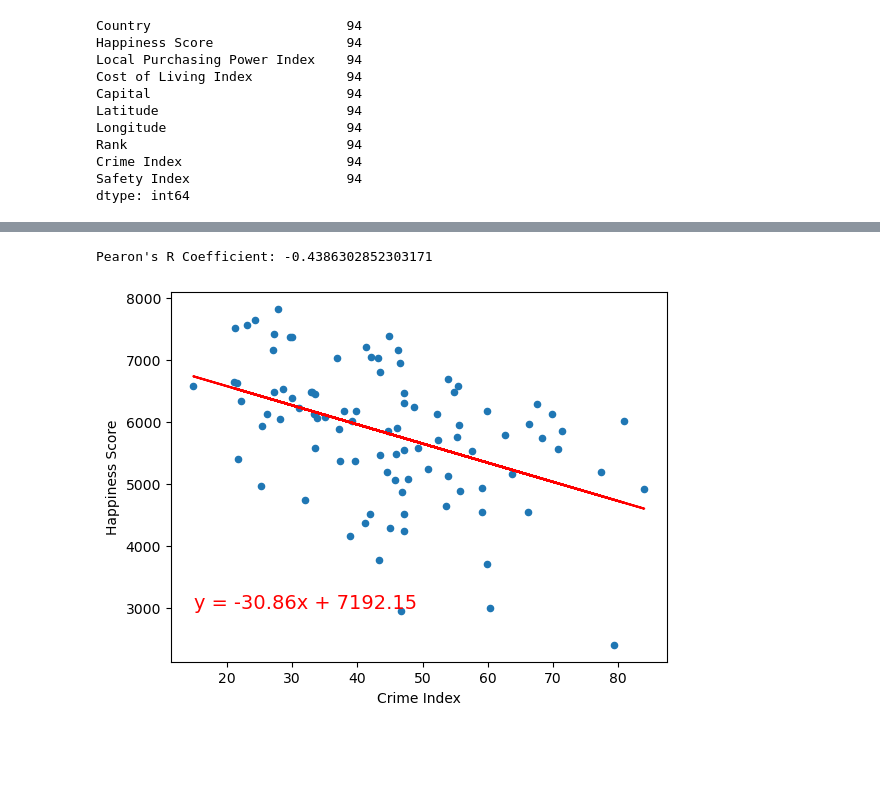
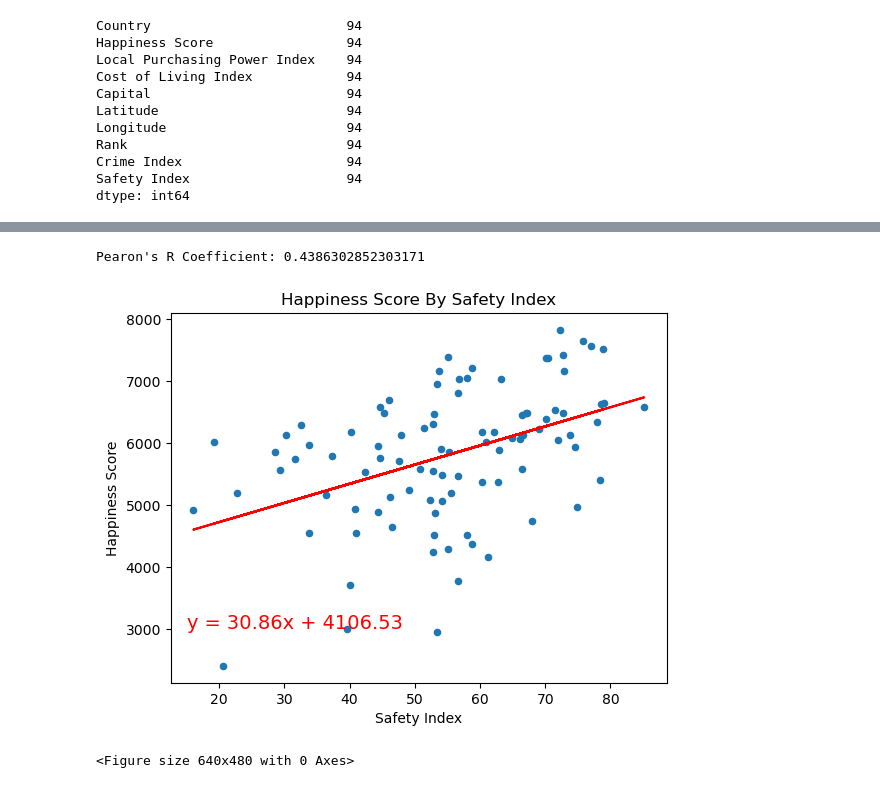
Before and after one commit to cburgyan/project1_happiness, a Jupyter notebook: pro1_happiness.ipynb, the cells around one changed output, grey strips where cells are left out. Cells and saved outputs as stored; diff of their text form; code cells hidden in the pictures; blank space fills up the shorter version.

```diff
--- a/pro1_happiness.ipynb
+++ b/pro1_happiness.ipynb
@@ -380,15 +388,23 @@ Pearon's R Coefficient: 0.6548941905763125
 # %%
-(m, y, r, p, std) = linregress(mHapCosCrim['Crime Index'], mHapCosCrim['Happiness Score'])
-yregressLin = m * mHapCosCrim['Crime Index'] + y
-mHapCosCrim.plot(kind='scatter', x = 'Crime Index', y = 'Happiness Score')
+(m, y, r, p, std) = linregress(mHapCosCrim['Safety Index'], mHapCosCrim['Happiness Score'])
+yregressLin = m * mHapCosCrim['Safety Index'] + y
+mHapCosCrim.plot(kind='scatter', x = 'Safety Index', y = 'Happiness Score')
 equation = f"y = {m:.2f}x + {y:.2f}"
 print(f"Pearon's R Coefficient: {r}")
-plt.plot(mHapCosCrim['Crime Index'], yregressLin, color='red')
+plt.plot(mHapCosCrim['Safety Index'], yregressLin, color='red')
 plt.annotate(equation, (15, 3000), color='red', size = 14)
+plt.title('Happiness Score By Safety Index')
 plt.show()
 # %% [output]
-Pearon's R Coefficient: -0.4386302852303171
+Pearon's R Coefficient: 0.4386302852303171
-[figure, old version]
+[figure, new version]
+# %%
+figureTitle = 'HappinessSafety'
+
+# Save the figure
+plt.savefig(f"Output/{figureTitle}.png")
+# %% [output]
+<Figure size 640x480 with 0 Axes>
 # %%
 (m, y, r, p, std) = linregress(mHapCosCrim['Local Purchasing Power Index'], mHapCosCrim['Happiness Score'])
 yregressLin = m * mHapCosCrim['Local Purchasing Power Index'] + y
```
Also changed, not shown: parts of 40 cells of this notebook, 18 other files.
